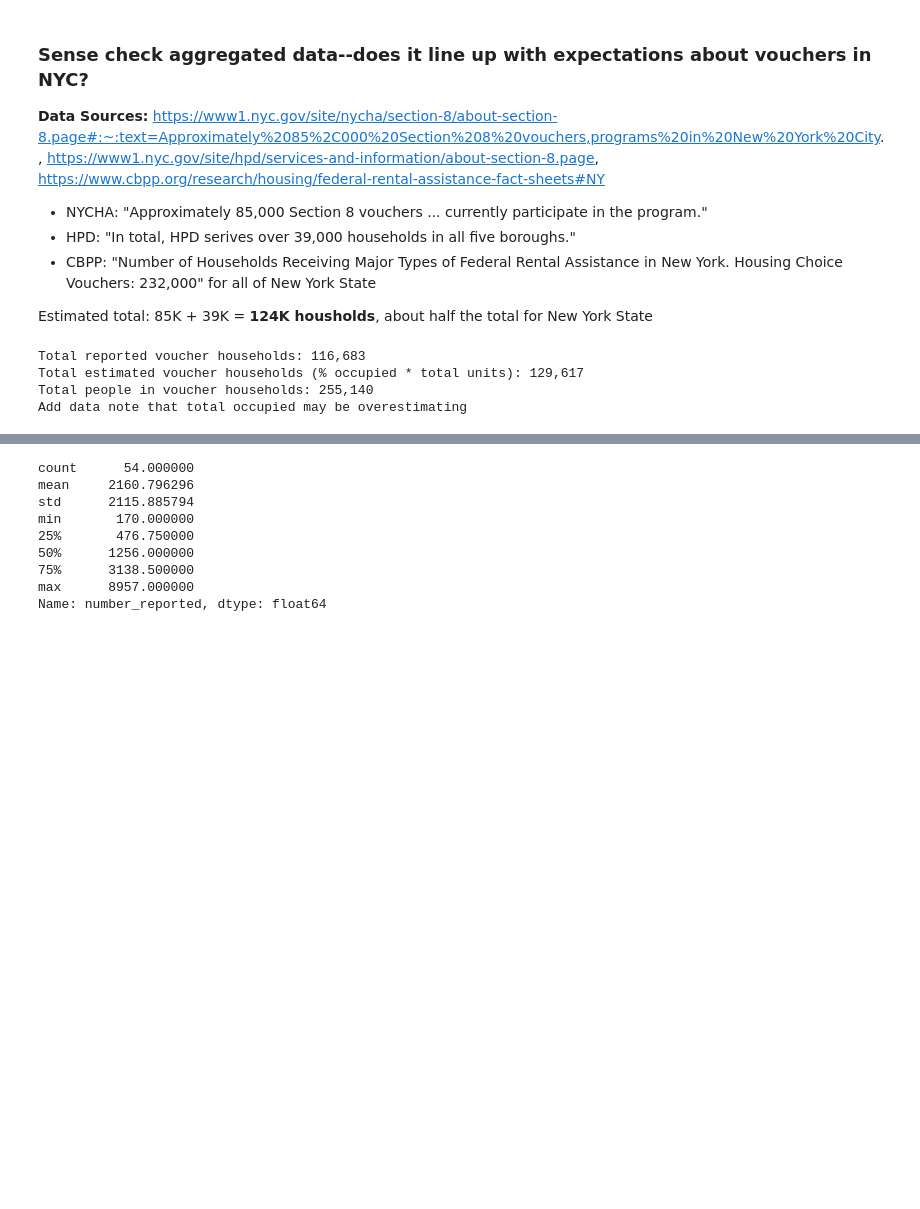
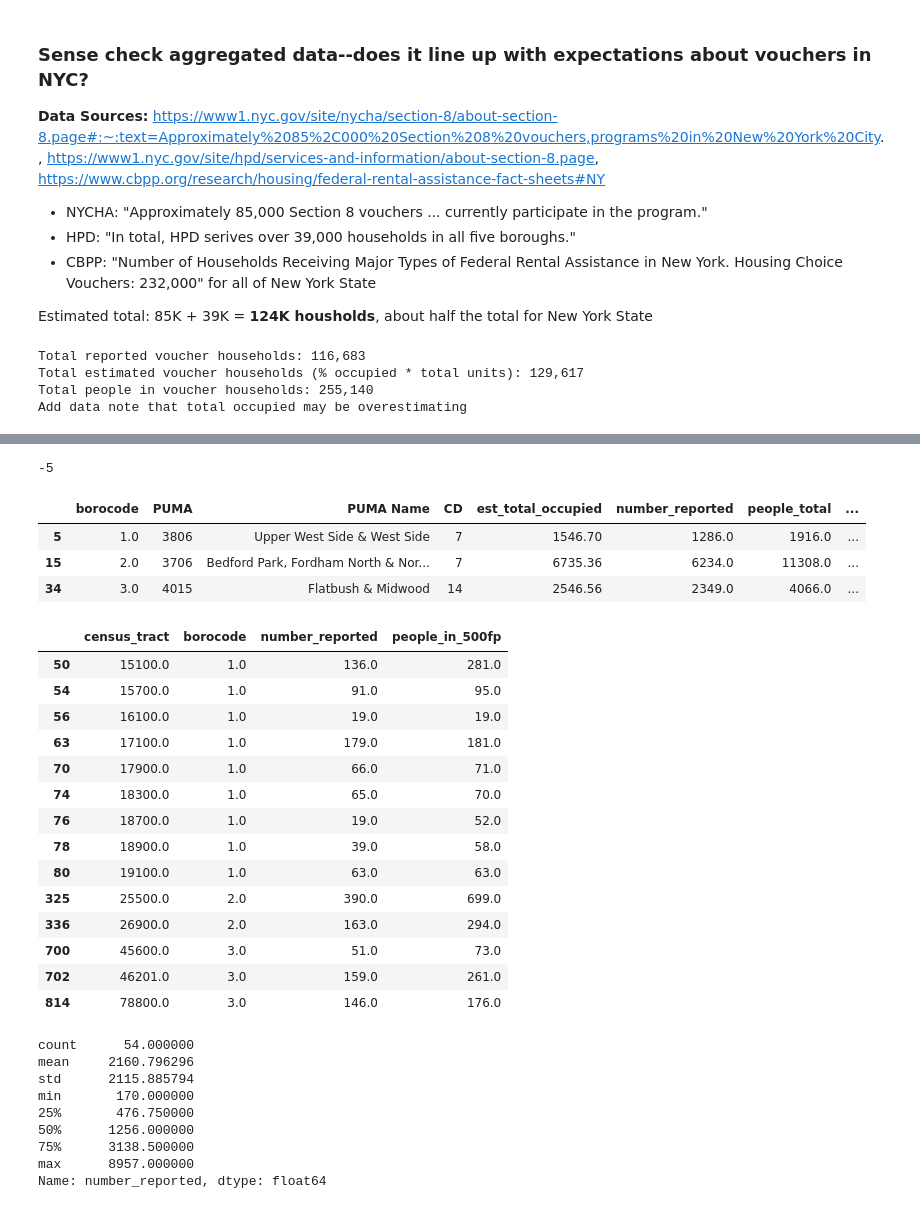
Before and after one commit to hannahrosey/section8-flood-risk, a Jupyter notebook: data_cleaning/data_cleaning.ipynb, the cells around one changed output, grey strips where cells are left out. Saved outputs shown, nothing was run; the diff lists cells and outputs as text; code cells hidden in the pictures; blank space fills up the shorter version.

```diff
--- a/data_cleaning/data_cleaning.ipynb
+++ b/data_cleaning/data_cleaning.ipynb
@@ -141,0 +205,15 @@ dtype: float64
+# %%
+# merge 500 and 100 year overlapped files
+hcvf = hcvt_test_100.merge(hcvt_test_500, how = 'inner', left_index = True, right_index = True)
+hcvf = hcvf.reset_index().drop(columns=['id_500','id_100'])
+hcvf['in_either_floodplain'] = hcvf.apply(lambda x: 1 if (x.in_floodplain_500==1) | (x.in_floodplain_100==1) else 0,
+                                         axis = 1)
+
+# check that files are identical except for id columns
+assert len(hcvf)==len(hcvt_test_100), "Error! Rows lost in merge"
+assert len(hcvf)==len(hcvt_test_500), "Error! Rows lost in merge"
+
+# check that length is the same as original hcv dataset
+assert len(hcvf)==len(hcvt.loc[hcvt.census_tract!='999999']), "Error! Changes from original dataset"
+
+hcvf.to_csv("archive/hcv_tagged_tract_data.csv")
@@ -141,0 +224,18 @@ dtype: float64
+# %%
+# Reported households
+hcvf['hhs_in_100fp'] = hcvf['number_reported'] * hcvf['in_floodplain_100']
+hcvf['hhs_in_500fp'] = hcvf['number_reported'] * hcvf['in_floodplain_500']
+hcvf['hhs_in_any_fp'] = hcvf.apply(lambda x: x.number_reported * max(x.in_floodplain_500,x.in_floodplain_100),
+                                   axis = 1)
+
+# Estimated households
+hcvf['est_hhs_in_100fp'] = hcvf['est_total_occupied'] * hcvf['in_floodplain_100']
+hcvf['est_hhs_in_500fp'] = hcvf['est_total_occupied'] * hcvf['in_floodplain_500']
+
+# Reported people
+hcvf['people_in_100fp'] = hcvf['people_total'] * hcvf['in_floodplain_100']
+hcvf['people_in_500fp'] = hcvf['people_total'] * hcvf['in_floodplain_500']
+
+# Estimated people
+hcvf['est_people_in_100fp'] = hcvf['est_total_occupied'] * hcvf['people_total'] / hcvf['number_reported'] * hcvf['in_floodplain_100']
+hcvf['est_people_in_500fp'] = hcvf['est_total_occupied'] * hcvf['people_total'] / hcvf['number_reported'] * hcvf['in_floodplain_500']
@@ -167,7 +277,7 @@ nypumas["borocode"] = nypumas["COUNTYFP"].replace(boros)
 # Merge with HCV dataset and check for uniqueness
 
 ## Merge
-hcv_puma = hcv.merge(nypumas,
+hcv_puma = hcvf.merge(nypumas,
                      how = 'left',
                      left_on = ['borocode','census_tract'],
                      right_on = ['borocode','TRACTCE'])
@@ -273 +435,41 @@ Add data note that total occupied may be overestimating
+# %%
+# Compare with intersection files prepared manually in QGIS just to be sure
+intersection_500 = gpd.read_file("hcv_floodplain_500_intersection.geojson")
+check_500 = intersection_500.\
+    groupby(['PUMA','borocode']).\
+    aggregate({'number_reported':'sum','est_total_occupied':'sum'}).\
+    reset_index()
+len(hcv_puma_g.merge(check_500, how = 'inner', on = ['PUMA','borocode']))-len(hcv_puma_g)
+# %% [output]
+-5
+# %%
+# Check out PUMAs that have 500 year floodplain matches based on geopandas overlay but not in QGIS file
+hcv_puma_g.loc[~hcv_puma_g.PUMA.isin(check_500.PUMA)]
+# %% [output]
+|  | borocode | PUMA | PUMA Name | CD | est_total_occupied | number_reported | people_total | ... |
+| 5 | 1.0 | 3806 | Upper West Side & West Side | 7 | 1546.70 | 1286.0 | 1916.0 | ... |
+| 15 | 2.0 | 3706 | Bedford Park, Fordham North & Nor... | 7 | 6735.36 | 6234.0 | 11308.0 | ... |
+| 34 | 3.0 | 4015 | Flatbush & Midwood | 14 | 2546.56 | 2349.0 | 4066.0 | ... |
+# %%
+# Spot check these values
+# All seem to show up in the "intersections" layer in QGIS
+hcv_puma.loc[(hcv_puma.PUMA5CE.isin([3806,3706,4015])) &
+             (hcv_puma.people_in_500fp >0),
+             ['census_tract','borocode','number_reported','people_in_500fp']]
+# %% [output]
+|  | census_tract | borocode | number_reported | people_in_500fp |
+| 50 | 15100.0 | 1.0 | 136.0 | 281.0 |
+| 54 | 15700.0 | 1.0 | 91.0 | 95.0 |
+| 56 | 16100.0 | 1.0 | 19.0 | 19.0 |
+| 63 | 17100.0 | 1.0 | 179.0 | 181.0 |
+| 70 | 17900.0 | 1.0 | 66.0 | 71.0 |
+| 74 | 18300.0 | 1.0 | 65.0 | 70.0 |
+| 76 | 18700.0 | 1.0 | 19.0 | 52.0 |
+| 78 | 18900.0 | 1.0 | 39.0 | 58.0 |
+| 80 | 19100.0 | 1.0 | 63.0 | 63.0 |
+| 325 | 25500.0 | 2.0 | 390.0 | 699.0 |
+| 336 | 26900.0 | 2.0 | 163.0 | 294.0 |
+| 700 | 45600.0 | 3.0 | 51.0 | 73.0 |
+| 702 | 46201.0 | 3.0 | 159.0 | 261.0 |
+| 814 | 78800.0 | 3.0 | 146.0 | 176.0 |
 # %%
```
Also changed, not shown: parts of 17 cells of this notebook, 23 other files.
